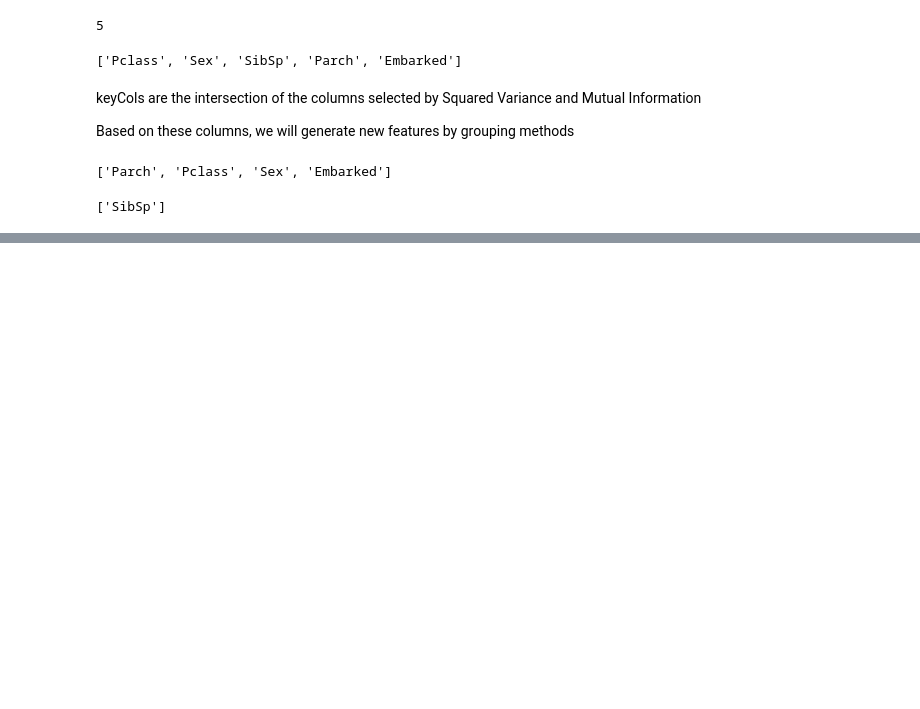
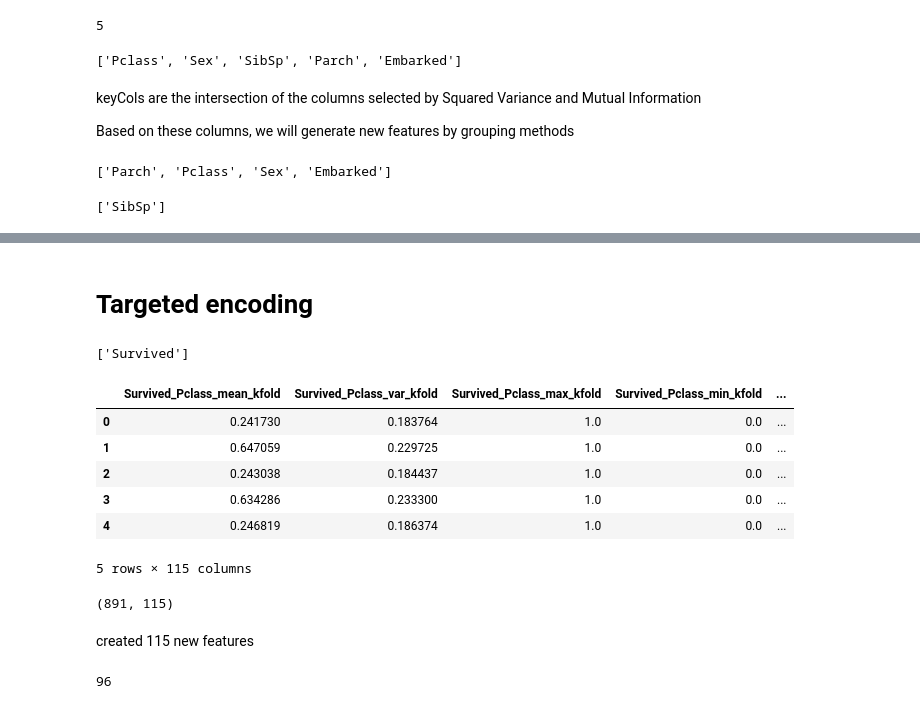
Before and after one commit to ZhenglinPan/Kaggle_Titanic, a Jupyter notebook: src/preprocessing.ipynb, the cells around one changed output, grey strips where cells are left out. Drawn from its saved outputs; the diff is of its cells as text; code cells hidden in the pictures; blank space fills up the shorter version.

```diff
--- a/src/preprocessing.ipynb
+++ b/src/preprocessing.ipynb
@@ -689,0 +957,2 @@ cat_rest
+# %% [markdown]
+# Targeted encoding
@@ -689,0 +968,48 @@ cat_rest
+# %%
+# 定义标签
+col_cat = [target]
+print(col_cat)
+
+# 创建容器
+col_temp = category_cols.copy()
+TarEnc_train = pd.DataFrame()
+TarEnc_test = pd.DataFrame()
+
+for keyCol in col_temp:
+    features_train1, features_test1, colNames_train_new, colNames_test_new = feature_creation.Target_Encode(keyCol,
+                                                                                           X_train_OE,
+                                                                                           labels,
+                                                                                           X_test_OE,
+                                                                                           col_cat=col_cat,
+                                                                                           extension=True)
+
+    TarEnc_train = pd.concat([TarEnc_train, features_train1],axis=1)
+    TarEnc_test = pd.concat([TarEnc_test, features_test1],axis=1)
+
+    col_temp = category_cols.copy()
+# %% [output]
+['Survived']
+# %%
+TarEnc_train.head()
+# %% [output]
+|  | Survived_Pclass_mean_kfold | Survived_Pclass_var_kfold | Survived_Pclass_max_kfold | Survived_Pclass_min_kfold | ... |
+| 0 | 0.241730 | 0.183764 | 1.0 | 0.0 | ... |
+| 1 | 0.647059 | 0.229725 | 1.0 | 0.0 | ... |
+| 2 | 0.243038 | 0.184437 | 1.0 | 0.0 | ... |
+| 3 | 0.634286 | 0.233300 | 1.0 | 0.0 | ... |
+| 4 | 0.246819 | 0.186374 | 1.0 | 0.0 | ... |
+5 rows × 115 columns
+# %%
+TarEnc_train.shape
+# %% [output]
+(891, 115)
+# %% [markdown]
+created 115 new features
+# %%
+sel = VarianceThreshold()
+sel.fit(TarEnc_train)
+
+TarEnc_cols = list(TarEnc_train.columns[sel.variances_ > 0])
+len(TarEnc_cols)
+# %% [output]
+96
```
Also changed, not shown: parts of 45 cells of this notebook, 9 other files.
